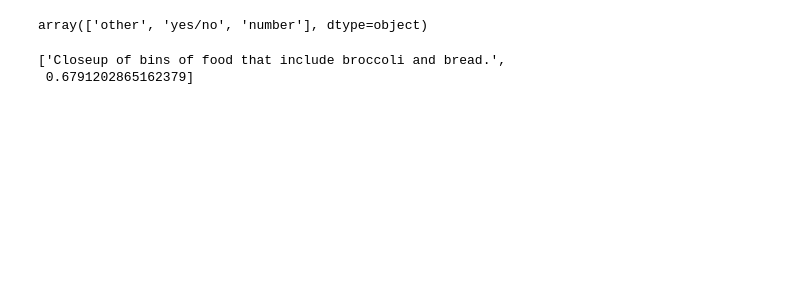
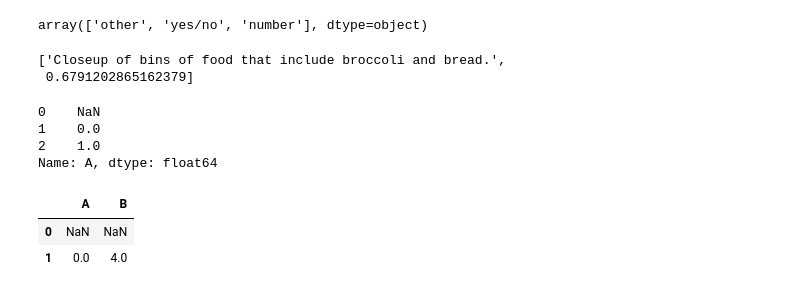
Before and after one commit to souroveskb/VQA, a Jupyter notebook: dataset_explore.ipynb, the cells around one changed output. Saved outputs shown, nothing was run; the diff lists cells and outputs as text; code cells hidden in the pictures; blank space fills up the shorter version.

```diff
--- a/dataset_explore.ipynb
+++ b/dataset_explore.ipynb
@@ -86,3 +86,19 @@ vqae_df.loc[0,'explanation']
 # %% [output]
 ['Closeup of bins of food that include broccoli and bread.',
  0.6791202865162379]
+# %%
+df1 = pd.DataFrame({'A': [None, 0], 'B': [None, 4]})
+df2 = pd.DataFrame({'A': [1, 1], 'B': [3, 3], 'C': [1, 2]}, index=[1,2])
+# %%
+df1['A'].combine_first(df2['A'])
+# %% [output]
+0    NaN
+1    0.0
+2    1.0
+Name: A, dtype: float64
+# %%
+df1
+# %% [output]
+|  | A | B |
+| 0 | NaN | NaN |
+| 1 | 0.0 | 4.0 |
```
Also changed, not shown: parts of 1 cell of this notebook, 1 other file.
